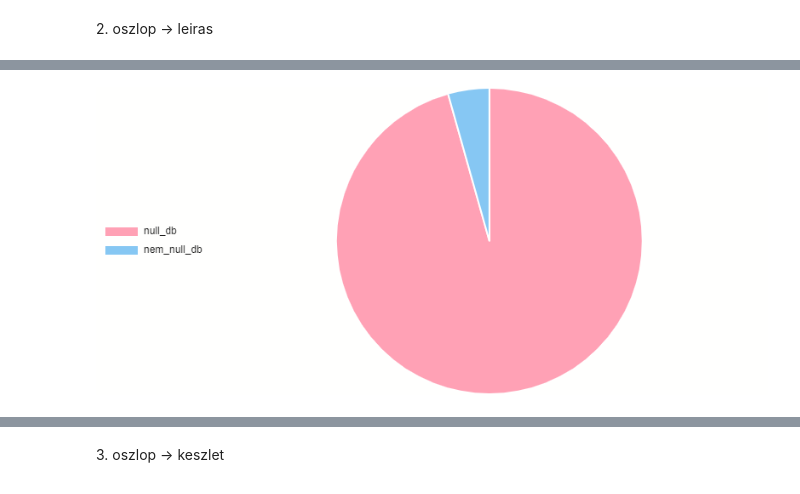
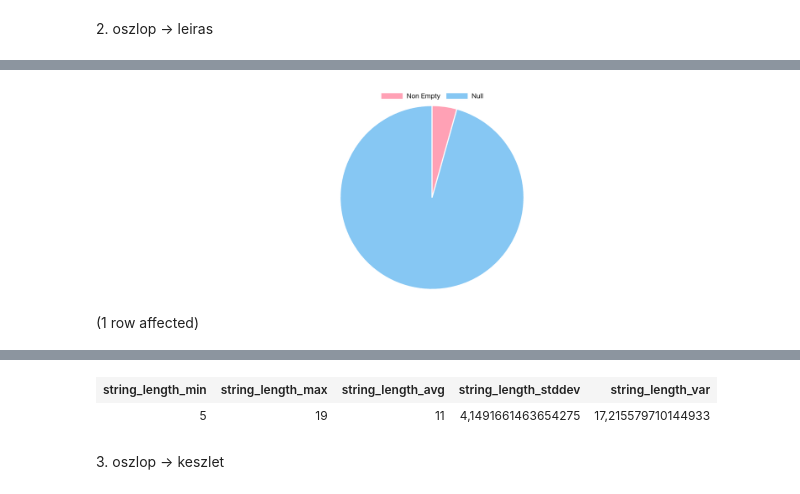
Before and after one commit to peterurszuly/Adatbazisok-G02, a Jupyter notebook: Hazi_feladat_01.ipynb, the cells around one changed output, grey strips where cells are left out. Saved outputs shown, nothing was run; the diff lists cells and outputs as text; code cells hidden in the pictures.

```diff
--- a/Hazi_feladat_01.ipynb
+++ b/Hazi_feladat_01.ipynb
@@ -41,2 +51,13 @@ Total execution time: 00:00:00.013
 # %% [markdown]
-![](embedded-picture-1-old)
+![](embedded-picture-1-new)
+# %%
+SELECT MIN(LEN(LEIRAS)) AS string_length_min,
+       MAX(LEN(LEIRAS)) AS string_length_max,
+       AVG(LEN(LEIRAS)) AS string_length_avg,
+       STDEV(LEN(LEIRAS)) AS string_length_stddev,
+       VAR(LEN(LEIRAS)) AS string_length_var
+FROM Termek
+WHERE LEIRAS IS NOT NULL
+AND LEN(LEIRAS) > 0
+# %% [output]
+(1 row affected)
@@ -43,3 +65,5 @@ Total execution time: 00:00:00.013
+| string_length_min | string_length_max | string_length_avg | string_length_stddev | string_length_var |
+| 5 | 19 | 11 | 4,1491661463654275 | 17,215579710144933 |
 # %% [markdown]
 3\. oszlop -\> keszlet
 # %%
```
Also changed, not shown: parts of 10 cells of this notebook.
